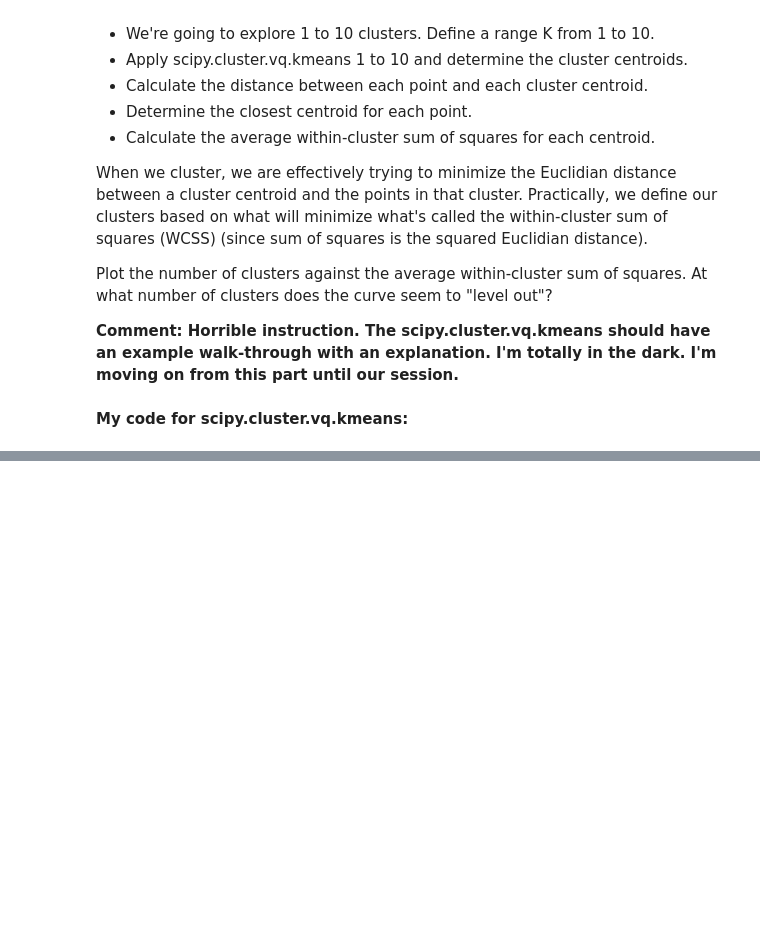
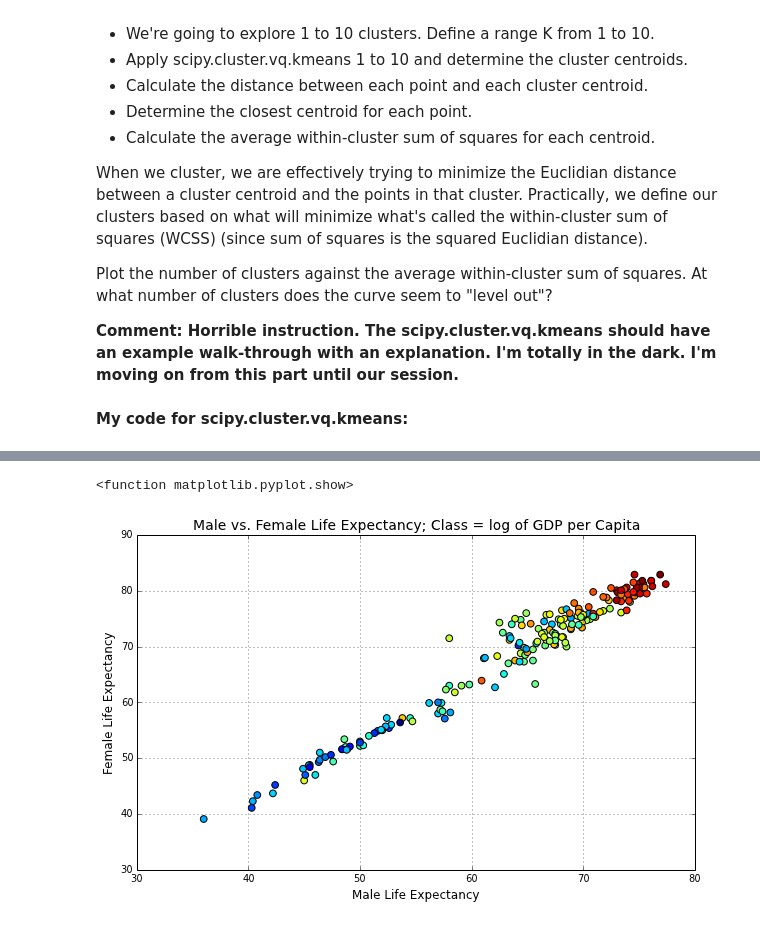
Before and after one commit to ryangrigg/Thinkful, a Jupyter notebook: unit_4_les5_clustering.ipynb, the cells around one changed output, grey strips where cells are left out. Drawn from its saved outputs; the diff is of its cells as text; code cells hidden in the pictures; blank space fills up the shorter version.

```diff
--- a/unit_4_les5_clustering.ipynb
+++ b/unit_4_les5_clustering.ipynb
@@ -196,3 +196,8 @@ Plot the number of clusters against the average within-cluster sum of squares. A
 <b>Comment: Horrible instruction. The scipy.cluster.vq.kmeans should have an example walk-through with an explanation. I'm totally in the dark. I'm moving on from this part until our session.</b>
 # %% [markdown]
 <b>My code for scipy.cluster.vq.kmeans:</b>
+# %%
+#Create dataframe with only the columns we require:
+UN_frame_C = UN_frame.loc[:,('lifeMale','lifeFemale','infantMortality', 'GDPperCapita')].dropna()
+print UN_frame_C.head(2)
+print len(UN_frame_C)
@@ -198,0 +209,7 @@ Plot the number of clusters against the average within-cluster sum of squares. A
+# %%
+#Create log column for GDP:
+import math
+
+UN_frame_C['log_GDP'] = UN_frame_C['GDPperCapita'].map(lambda x: math.log(x))
+UN_frame_C = UN_frame_C.drop('GDPperCapita', axis=1)
+UN_frame_C.head()
@@ -198,0 +223,16 @@ Plot the number of clusters against the average within-cluster sum of squares. A
+# %%
+#visualize variables:
+c = UN_frame_C.log_GDP #color based on log of GDP
+plt.figure(figsize=(10,6))
+plt.scatter(UN_frame_C.lifeMale, UN_frame_C.lifeFemale, c=c, s=45)
+
+plt.xlabel('Male Life Expectancy', fontsize = 12)
+plt.ylabel('Female Life Expectancy', fontsize = 12)
+plt.title('Male vs. Female Life Expectancy; Class = log of GDP per Capita', fontsize=14)
+
+plt.legend()
+plt.grid()
+plt.show
+# %% [output]
+<function matplotlib.pyplot.show>
+[figure, added]
```
Also changed, not shown: parts of 12 cells of this notebook.
